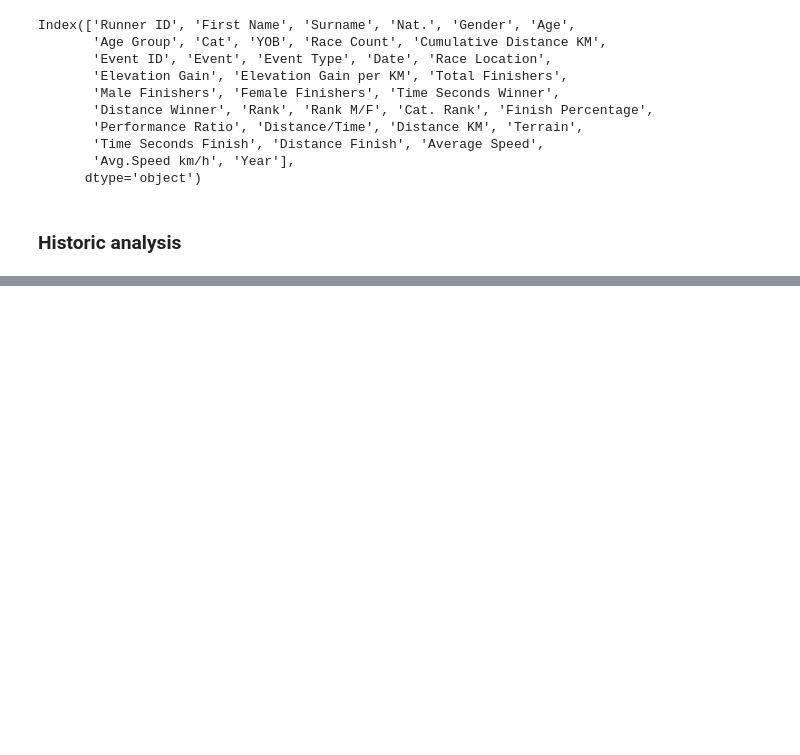
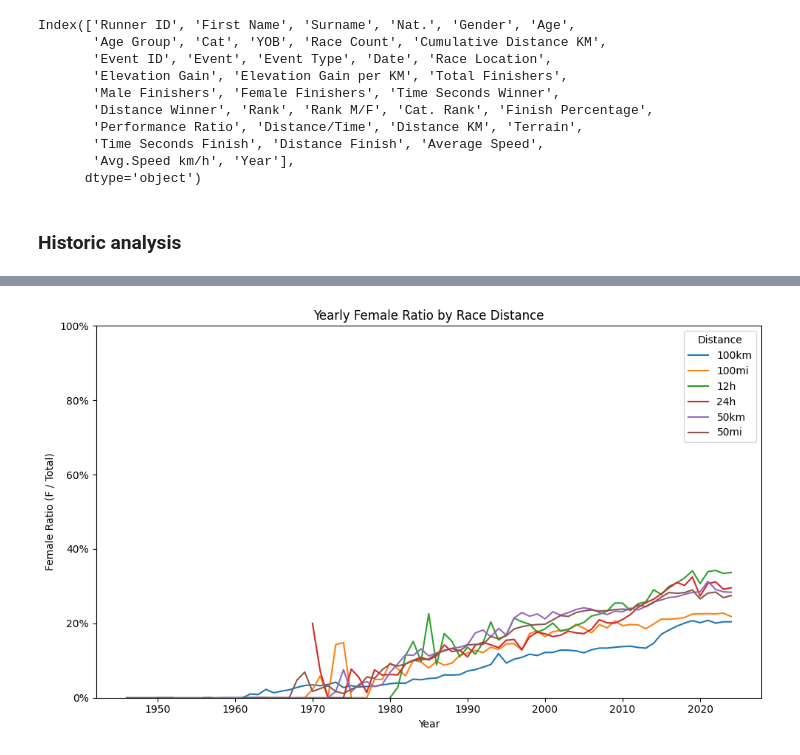
Before and after one commit to Dusoye/ultramarathon, a Jupyter notebook: scr/gender_analysis.ipynb, the cells around one changed output, grey strips where cells are left out. Cells and saved outputs as stored; diff of their text form; code cells hidden in the pictures; blank space fills up the shorter version.

```diff
--- a/scr/gender_analysis.ipynb
+++ b/scr/gender_analysis.ipynb
@@ -120,0 +230,62 @@ Top 5 biggest year-over-year participation decreases:
+# %%
+#### Take a look at regression between distance/time and gender ratio
+
+# Filter only the distances of interest
+target_distances = ['50km', '100km', '50mi', '100mi', '24h', '12h']
+df_filtered = df[df['Distance/Time'].isin(target_distances)]
+
+# ------------------------------------------------------------------------------
+# 2. Group by Year, Distance, Gender to count participants
+grouped = (
+    df_filtered
+    .groupby(['Year', 'Distance/Time', 'Gender'])['Runner ID']
+    # Use .nunique() if 'Runner ID' is a unique runner identifier
+    # Use .count() if each row = one participant result
+    .nunique()
+    .reset_index(name='Count')
+)
+
+# ------------------------------------------------------------------------------
+# 3. Pivot so each row is (Year, Distance), with columns for Gender
+pivoted = grouped.pivot(
+    index=['Year', 'Distance/Time'],
+    columns='Gender',
+    values='Count'
+).fillna(0)
+
+# Ensure you have only 'M' and 'F' columns; if others exist, filter them out:
+pivoted = pivoted[['F', 'M']]
+
+# ------------------------------------------------------------------------------
+# 4. Calculate the female ratio = F / (F + M)
+pivoted['FemaleRatio'] = pivoted['F'] / (pivoted['F'] + pivoted['M'])
+
+# ------------------------------------------------------------------------------
+# 5. Pivot again so each Distance is a separate column (and each row is a Year)
+final_pivot = pivoted.reset_index().pivot(
+    index='Year',
+    columns='Distance/Time',
+    values='FemaleRatio'
+).sort_index()
+
+# ------------------------------------------------------------------------------
+# 6. Plot a line chart of female ratio over time, one line per Distance
+plt.figure(figsize=(10, 6))
+final_pivot.plot(kind='line', ax=plt.gca())
+
+plt.title('Yearly Female Ratio by Race Distance')
+plt.xlabel('Year')
+plt.ylabel('Female Ratio (F / Total)')
+
+# (Optional) Format y-axis as percentage:
+#   1. Keep data as proportion (0–1)
+#   2. Convert y-ticks to percentages
+plt.ylim(0, 1)
+y_vals = plt.gca().get_yticks()
+plt.gca().set_yticklabels(['{:.0%}'.format(y) for y in y_vals])
+
+plt.legend(title='Distance')
+plt.tight_layout()
+plt.show()
+# %% [output]
+[figure, added]
```
Also changed, not shown: parts of 15 cells of this notebook.
